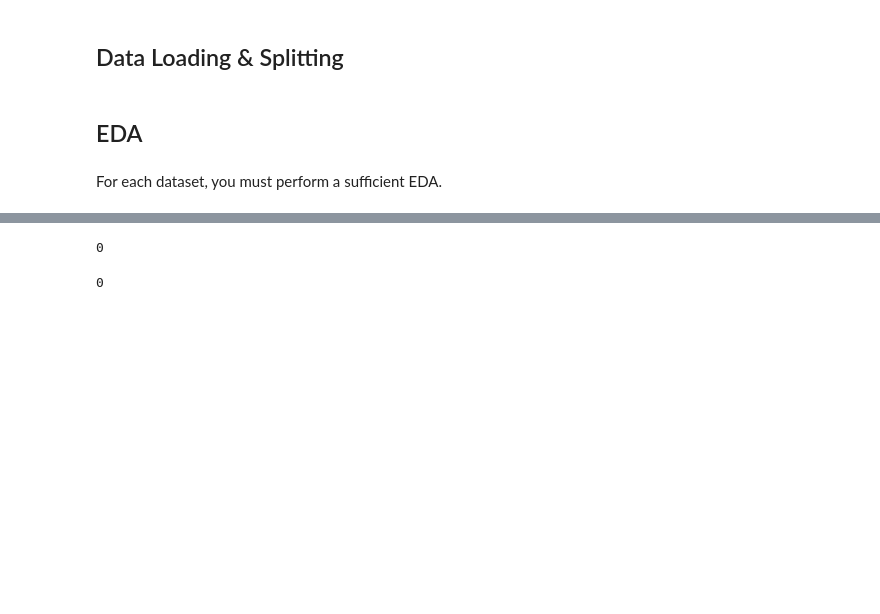
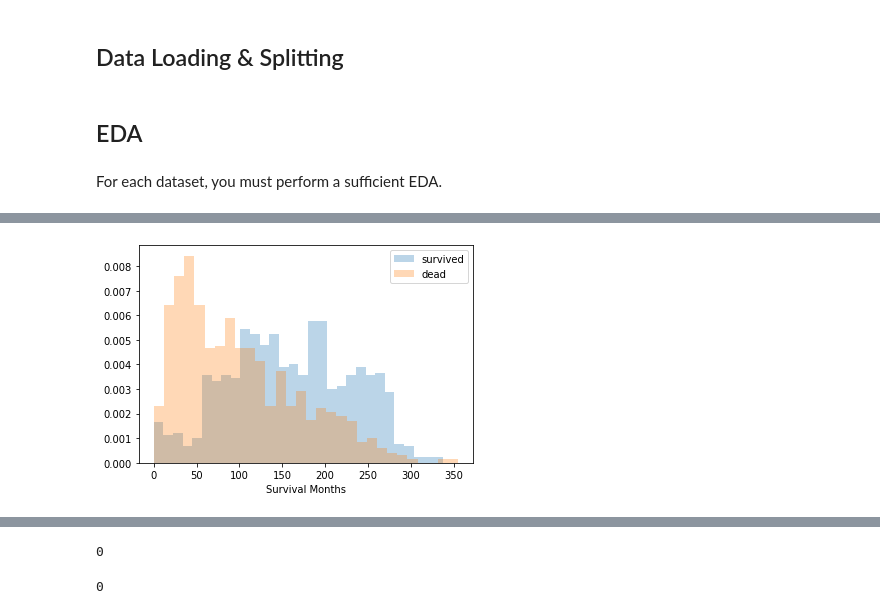
Before and after one commit to jimiph/ML-project-fall-2022, a Jupyter notebook: ML_Project.ipynb, the cells around one changed output, grey strips where cells are left out. Saved outputs shown, nothing was run; the diff lists cells and outputs as text; code cells hidden in the pictures; blank space fills up the shorter version.

```diff
--- a/ML_Project.ipynb
+++ b/ML_Project.ipynb
@@ -104,0 +136,12 @@ df_gen_expression = df_clinical_gen.iloc[:, 31:]
+# %%
+alives = df_clinical[df_clinical.overall_survival == 1]
+deads = df_clinical[df_clinical.overall_survival == 0]
+
+plt.hist(alives['overall_survival_months'], bins=30, density=True, label='survived', alpha=0.3)
+plt.hist(deads['overall_survival_months'], bins=30, density=True, label='dead', alpha=0.3)
+plt.legend()
+plt.xlabel('Survival Months')
+
+plt.show()
+# %% [output]
+[figure, added]
```
Also changed, not shown: parts of 27 cells of this notebook.
